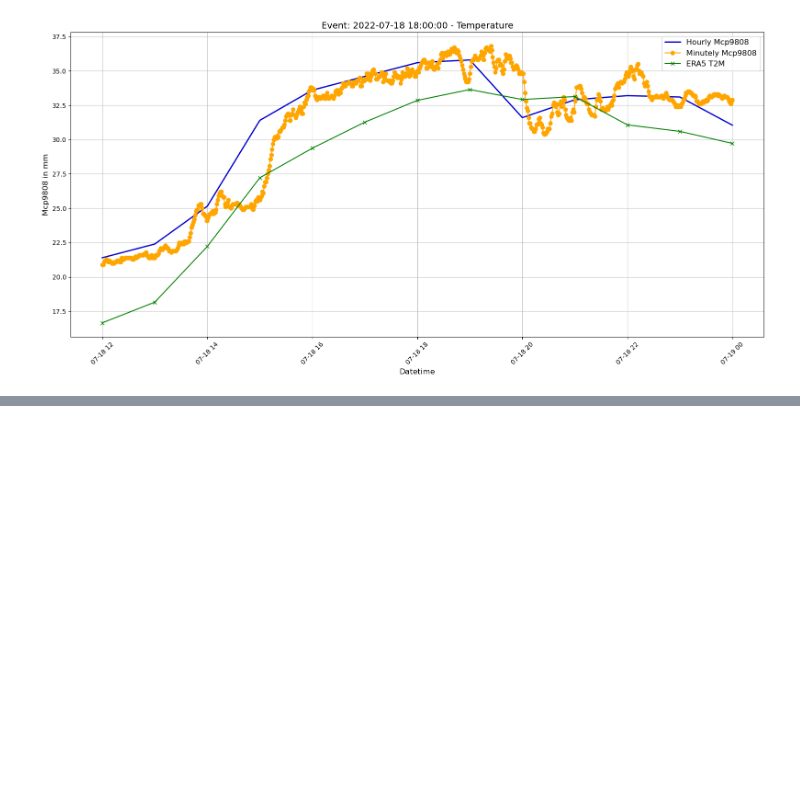
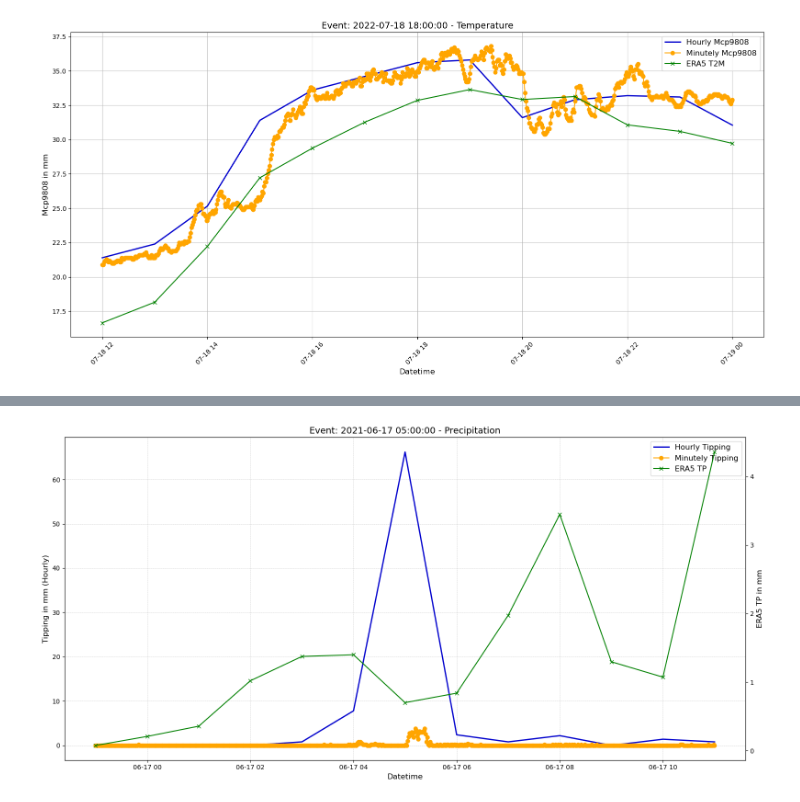
Before and after one commit to Ferdinand1123/digital-twin-for-weather-station, a Jupyter notebook: event_comparison.ipynb, the cells around one changed output, grey strips where cells are left out. Saved outputs shown, nothing was run; the diff lists cells and outputs as text; code cells hidden in the pictures; blank space fills up the shorter version.

```diff
--- a/event_comparison.ipynb
+++ b/event_comparison.ipynb
@@ -769,0 +902,22 @@ plot_event_comparison(
+# %%
+# Example Event 1
+event_1 = pd.Timestamp("2021-06-17 05:00")
+
+# Plot Event 1: Temperature Comparison
+plot_event_comparison(
+    event_time=event_1,
+    hourly_df=barbados_hourly_df,
+    minutely_df=barbados_processed_df,
+    era5_ds=barbados_er5,
+    variable_hourly="tipping",       # Hourly temperature
+    variable_minute="tipping",       # Minutely temperature
+    era5_variable="tp",              # ERA5 2-meter temperature
+    lat=13.16443 ,
+    lon=-59.54316,
+    time_window=pd.Timedelta(hours=6),
+    same_y_axis=False,
+    title_suffix="Precipitation",
+    save_fig=False
+)
+# %% [output]
+[figure, added]
```
Also changed, not shown: parts of 12 cells of this notebook, 1 other file.
